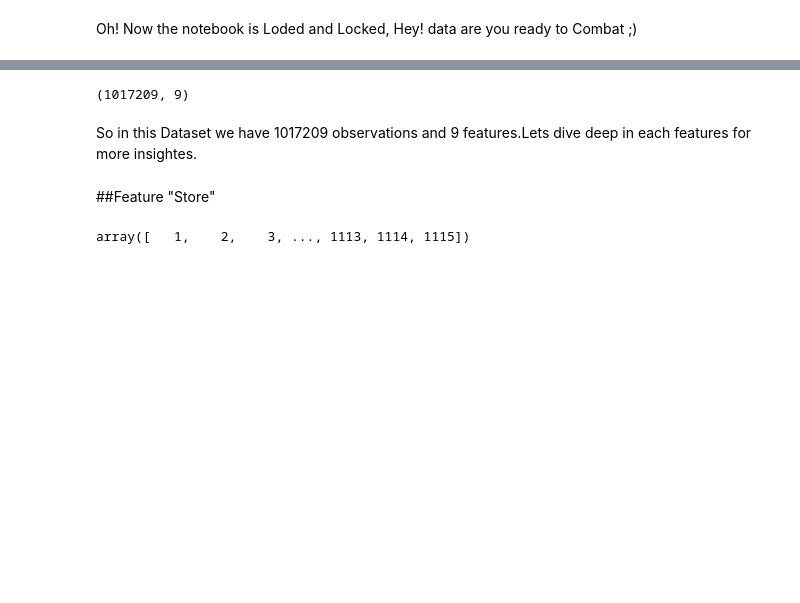
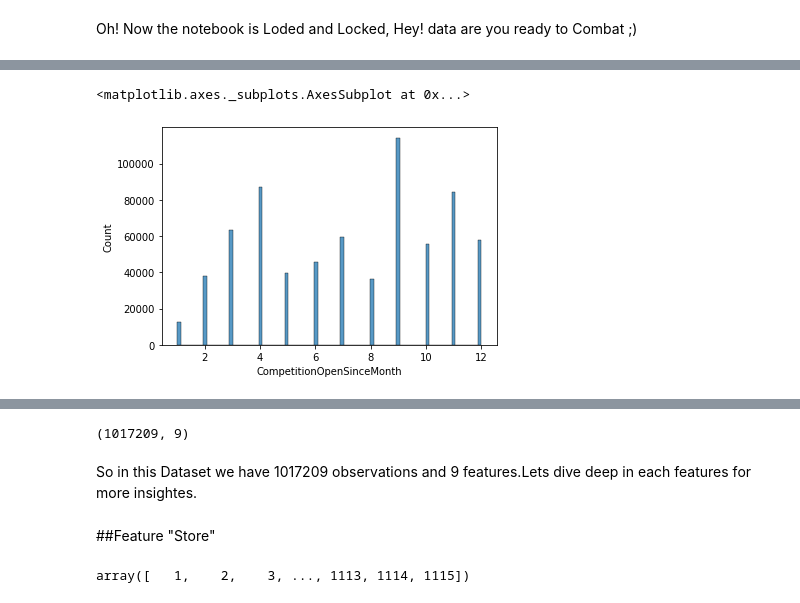
Before and after one commit to almaraj/Null-value-handeling-Outlier-treatment-On-Sales-Data, a Jupyter notebook: Rossmann_Sales_Prediction_Capstone_Project.ipynb, the cells around one changed output, grey strips where cells are left out. Drawn from its saved outputs; the diff is of its cells as text; code cells hidden in the pictures; blank space fills up the shorter version.

```diff
--- a/Rossmann_Sales_Prediction_Capstone_Project.ipynb
+++ b/Rossmann_Sales_Prediction_Capstone_Project.ipynb
@@ -86,0 +400,5 @@ Oh! Now the notebook is Loded and Locked, Hey! data are you ready to Combat ;)
+# %%
+sns.histplot(copy_of_data.CompetitionOpenSinceMonth.dropna())
+# %% [output]
+<matplotlib.axes._subplots.AxesSubplot at 0x...>
+[figure, added]
```
Also changed, not shown: parts of 39 cells of this notebook.
